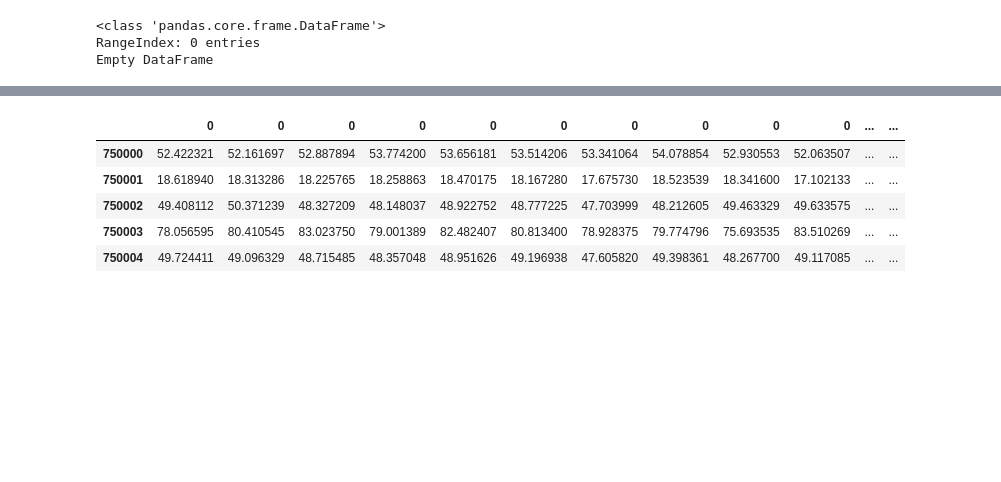
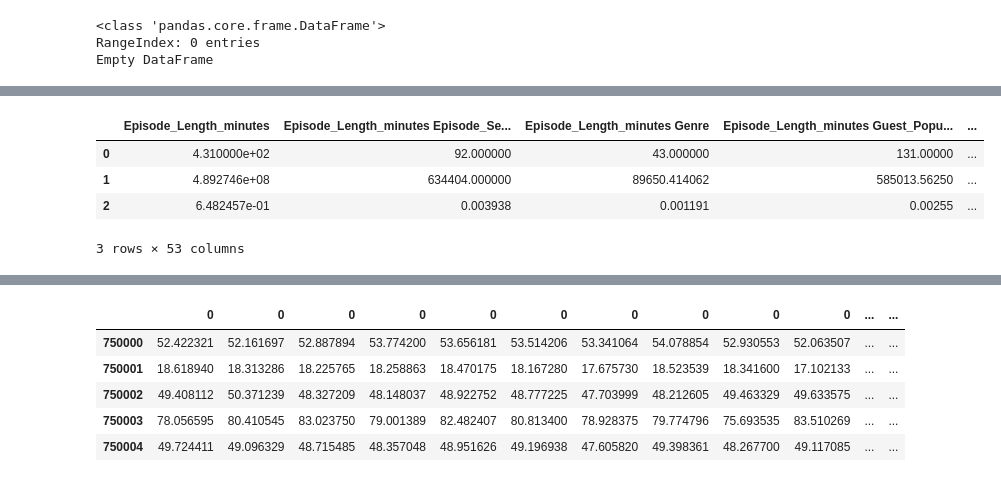
Before and after one commit to evan-il/playground-s5e4, a Jupyter notebook: no_scale.ipynb, the cells around one changed output, grey strips where cells are left out. Saved outputs shown, nothing was run; the diff lists cells and outputs as text; code cells hidden in the pictures; blank space fills up the shorter version.

```diff
--- a/no_scale.ipynb
+++ b/no_scale.ipynb
@@ -150,0 +224,8 @@ for train_idx, val_idx in kf.split(x,y):
+# %%
+bars
+# %% [output]
+|  | Episode_Length_minutes | Episode_Length_minutes Episode_Se... | Episode_Length_minutes Genre | Episode_Length_minutes Guest_Popu... | ... |
+| 0 | 4.310000e+02 | 92.000000 | 43.000000 | 131.00000 | ... |
+| 1 | 4.892746e+08 | 634404.000000 | 89650.414062 | 585013.56250 | ... |
+| 2 | 6.482457e-01 | 0.003938 | 0.001191 | 0.00255 | ... |
+3 rows × 53 columns
```
Also changed, not shown: parts of 14 cells of this notebook, 1 other file.
